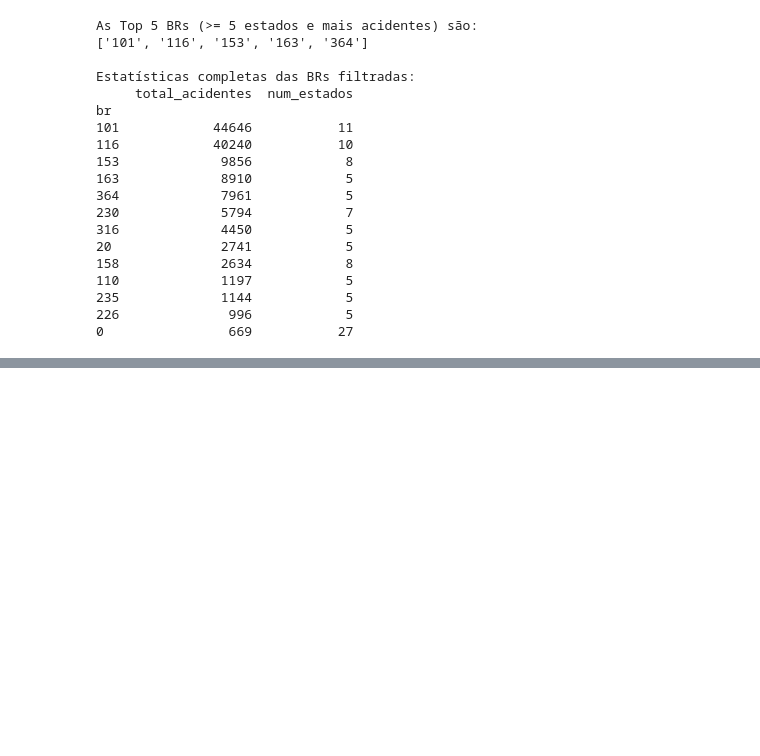
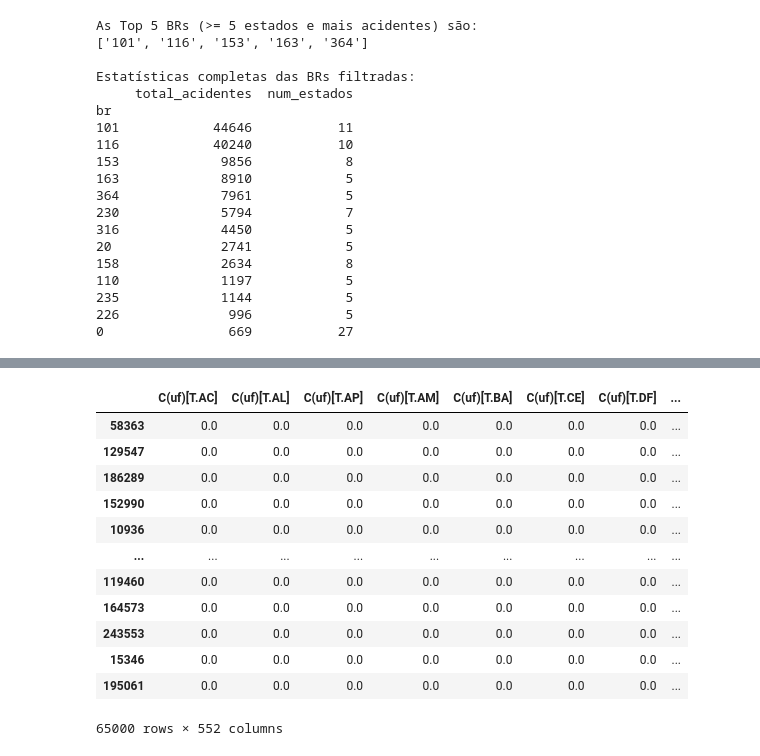
Before and after one commit to Aderson-da-Silva/car-crashes, a Jupyter notebook: inferência.ipynb, the cells around one changed output, grey strips where cells are left out. Drawn from its saved outputs; the diff is of its cells as text; code cells hidden in the pictures; blank space fills up the shorter version.

Commit message:
feat: inference models completed

```diff
--- a/inferência.ipynb
+++ b/inferência.ipynb
@@ -150,0 +322,32 @@ print(fit_2.summary())
+# %%
+formula_modelo_3 = f"""
+    km + {new} + pessoas + veiculos + C(uf) +
+    C(fase_dia) + C(condicao_metereologica) +
+    C(tipo_pista) + C(tracado_via) + C(uso_solo) +
+    C(tipo_acidente) + C(mes) + C(dia_semana_num) +
+    C(causa_acidente) +
+    C(causa_acidente) * C(fase_dia) +
+    C(causa_acidente) * C(tipo_pista) +
+    C(tipo_pista) * C(tracado_via)
+
+"""
+#   C(sentido_via)
+# %%
+X3 = dmatrix(formula_modelo_3, df_sample, return_type='dataframe')
+X3.drop(columns=['Intercept'], inplace=True)
+# %%
+X3
+# %% [output]
+|  | C(uf)[T.AC] | C(uf)[T.AL] | C(uf)[T.AP] | C(uf)[T.AM] | C(uf)[T.BA] | C(uf)[T.CE] | C(uf)[T.DF] | ... |
+| 58363 | 0.0 | 0.0 | 0.0 | 0.0 | 0.0 | 0.0 | 0.0 | ... |
+| 129547 | 0.0 | 0.0 | 0.0 | 0.0 | 0.0 | 0.0 | 0.0 | ... |
+| 186289 | 0.0 | 0.0 | 0.0 | 0.0 | 0.0 | 0.0 | 0.0 | ... |
+| 152990 | 0.0 | 0.0 | 0.0 | 0.0 | 0.0 | 0.0 | 0.0 | ... |
+| 10936 | 0.0 | 0.0 | 0.0 | 0.0 | 0.0 | 0.0 | 0.0 | ... |
+| ... | ... | ... | ... | ... | ... | ... | ... | ... |
+| 119460 | 0.0 | 0.0 | 0.0 | 0.0 | 0.0 | 0.0 | 0.0 | ... |
+| 164573 | 0.0 | 0.0 | 0.0 | 0.0 | 0.0 | 0.0 | 0.0 | ... |
+| 243553 | 0.0 | 0.0 | 0.0 | 0.0 | 0.0 | 0.0 | 0.0 | ... |
+| 15346 | 0.0 | 0.0 | 0.0 | 0.0 | 0.0 | 0.0 | 0.0 | ... |
+| 195061 | 0.0 | 0.0 | 0.0 | 0.0 | 0.0 | 0.0 | 0.0 | ... |
+65000 rows × 552 columns
```
Also changed, not shown: parts of 23 cells of this notebook, 2 other files.
